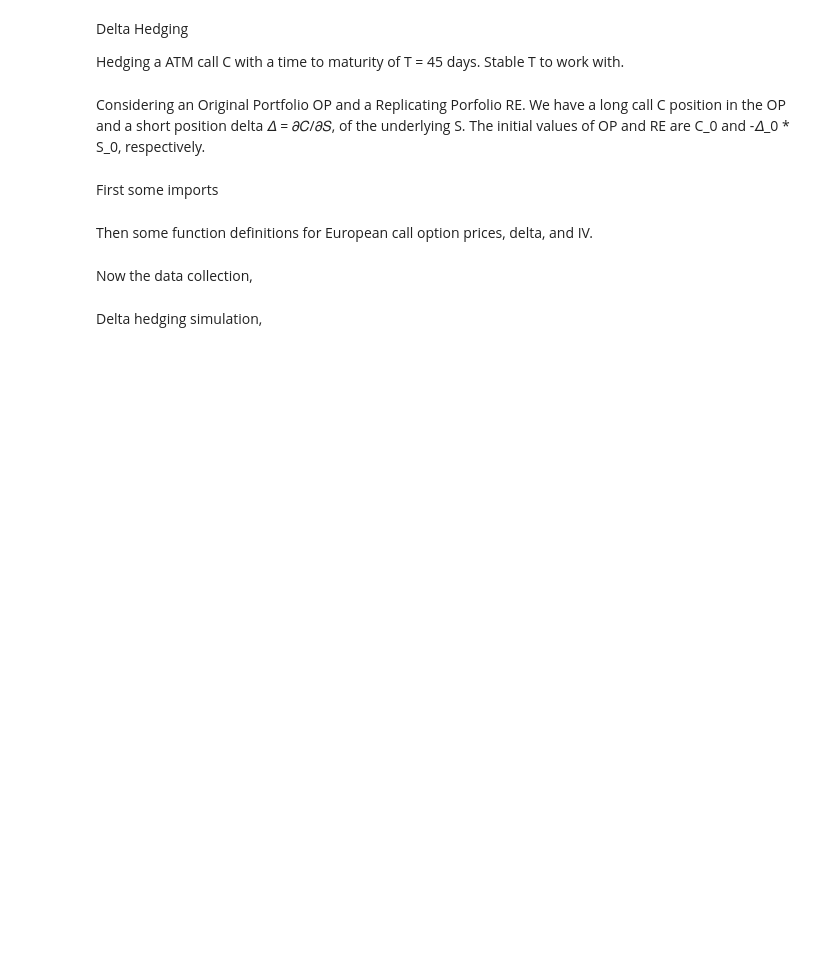
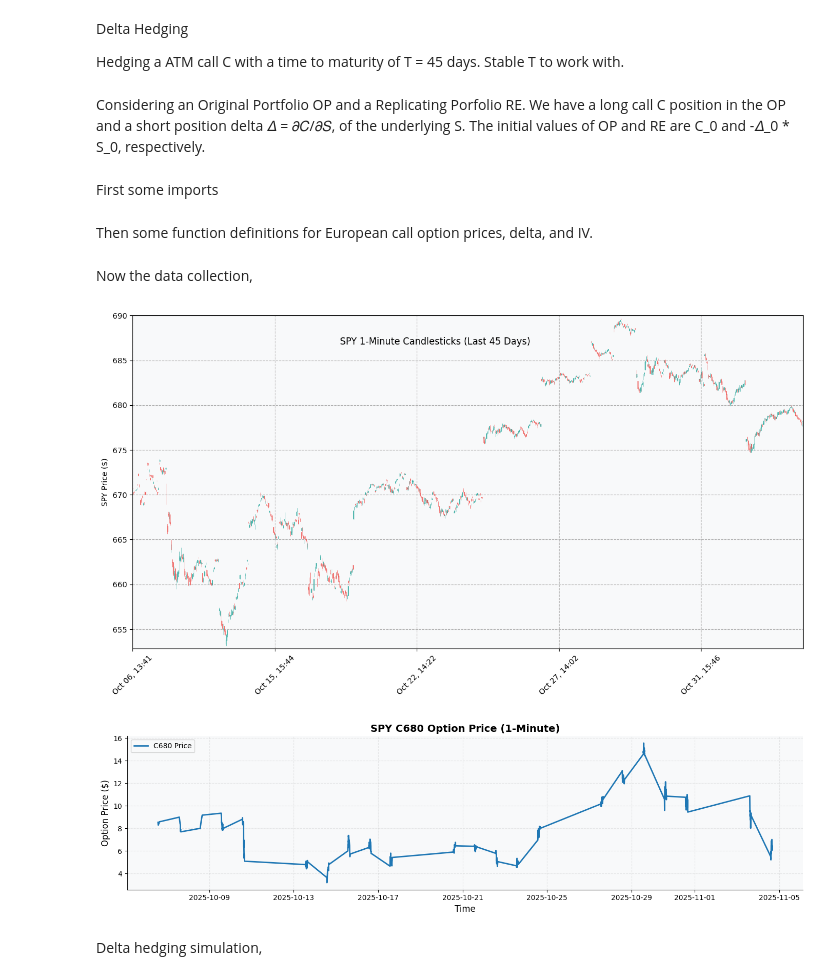
Before and after one commit to MariusBoda/Options_Hedging_Project, a Jupyter notebook: hedging_project.ipynb, the cells around one changed output. Drawn from its saved outputs; the diff is of its cells as text; code cells hidden in the pictures; blank space fills up the shorter version.

```diff
--- a/hedging_project.ipynb
+++ b/hedging_project.ipynb
@@ -39,5 +39,60 @@ def implied_volatility(C_market, S, K, T, r, initial_guess=0.2):
     return sigma
 # %% [markdown]
 Now the data collection,
+# %%
+import pandas as pd
+import matplotlib.pyplot as plt
+import mplfinance as mpf
+import warnings
+
+warnings.filterwarnings("ignore")
+
+# Load and prepare data
+df = pd.read_feather("spy_1min_candles_and_call.feather")
+df["timestamp"] = pd.to_datetime(df["timestamp"])
+df = df.set_index("timestamp").sort_index()
+
+# Rename columns for mplfinance
+rename_map = {"OPEN": "Open", "HIGH": "High", "LOW": "Low", "CLOSE": "Close"}
+df = df.rename(columns=rename_map)
+
+spy_df = df[["Open", "High", "Low", "Close"]]
+opt_df = df[["C680"]] if "C680" in df.columns else None
+
+# === Candlestick Chart with modern colors ===
+mc = mpf.make_marketcolors(
+    up="#26a69a", down="#ef5350", edge="i", wick="i", volume="in"
+)
+s  = mpf.make_mpf_style(marketcolors=mc, gridstyle="--", facecolor="#f8f9fa")
+
+mpf.plot(
+    spy_df,
+    type="candle",
+    style=s,
+    title="SPY 1-Minute Candlesticks (Last 45 Days)",
+    ylabel="SPY Price ($)",
+    figsize=(14, 7),
+    tight_layout=True,
+    figratio=(16, 9),
+)
+
+# === Option price line plot with nicer styling ===
+if opt_df is not None:
+    fig, ax = plt.subplots(figsize=(14, 4))
+    ax.plot(opt_df.index, opt_df["C680"], color="#1f77b4", lw=2, label="C680 Price")
+    ax.set_title("SPY C680 Option Price (1-Minute)", fontsize=14, weight="bold")
+    ax.set_xlabel("Time", fontsize=12)
+    ax.set_ylabel("Option Price ($)", fontsize=12)
+    ax.grid(True, alpha=0.25)
+    ax.spines["top"].set_visible(False)
+    ax.spines["right"].set_visible(False)
+    ax.legend(loc="upper left")
+    plt.tight_layout()
+    plt.show()
+else:
+    print("⚠️ No option data (C680) found.")
+# %% [output]
+[figure, added]
+[figure, added]
 # %% [markdown]
 Delta hedging simulation,
```
Also changed, not shown: parts of 2 cells of this notebook, 1 other file.
